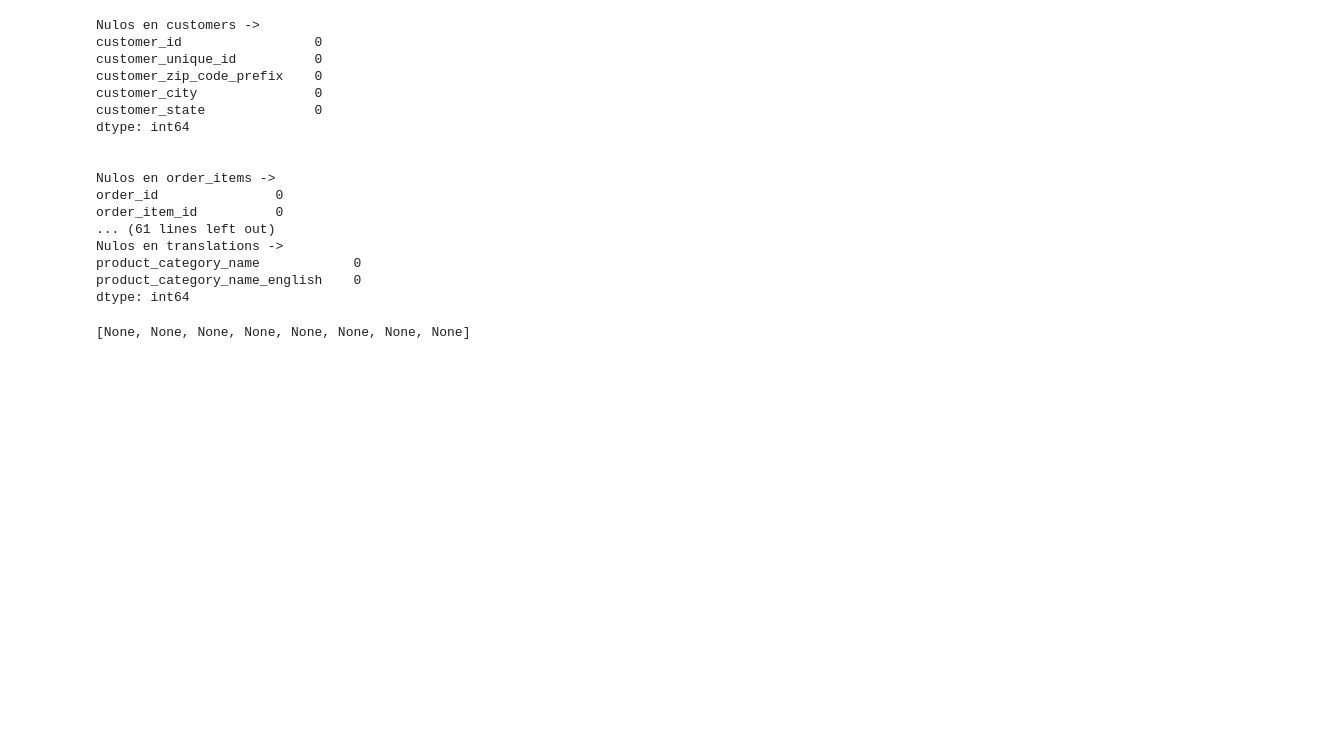
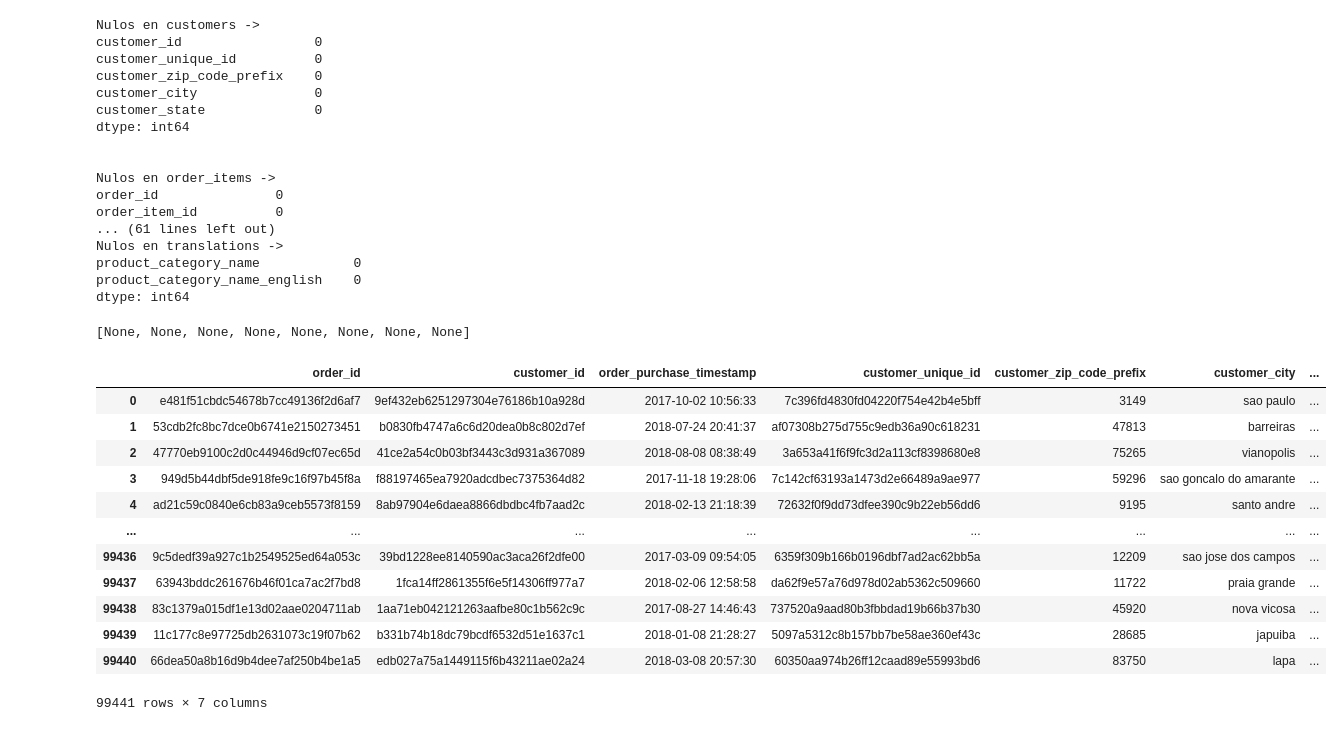
Before and after one commit to dllamas-stem/olist-interactive-dashboad, a Jupyter notebook: notebooks/clean-data-notebook.ipynb, the cells around one changed output. Cells and saved outputs as stored; diff of their text form; code cells hidden in the pictures; blank space fills up the shorter version.

```diff
--- a/notebooks/clean-data-notebook.ipynb
+++ b/notebooks/clean-data-notebook.ipynb
@@ -355,3 +355,29 @@ product_category_name            0
 product_category_name_english    0
 dtype: int64
 [None, None, None, None, None, None, None, None]
+# %%
+df_orders_by_customer = pd.merge(
+    left=df_orders[['order_id', 'customer_id', 'order_purchase_timestamp']].copy(),
+    right=df_customers,
+    left_on='customer_id',
+    right_on='customer_id',
+    how='left', # left porque nos interesan todos los pedidos
+    copy=True
+)
+
+df_orders_by_customer.name = 'orders_by_customer'
+df_orders_by_customer
+# %% [output]
+|  | order_id | customer_id | order_purchase_timestamp | customer_unique_id | customer_zip_code_prefix | customer_city | ... |
+| 0 | e481f51cbdc54678b7cc49136f2d6af7 | 9ef432eb6251297304e76186b10a928d | 2017-10-02 10:56:33 | 7c396fd4830fd04220f754e42b4e5bff | 3149 | sao paulo | ... |
+| 1 | 53cdb2fc8bc7dce0b6741e2150273451 | b0830fb4747a6c6d20dea0b8c802d7ef | 2018-07-24 20:41:37 | af07308b275d755c9edb36a90c618231 | 47813 | barreiras | ... |
+| 2 | 47770eb9100c2d0c44946d9cf07ec65d | 41ce2a54c0b03bf3443c3d931a367089 | 2018-08-08 08:38:49 | 3a653a41f6f9fc3d2a113cf8398680e8 | 75265 | vianopolis | ... |
+| 3 | 949d5b44dbf5de918fe9c16f97b45f8a | f88197465ea7920adcdbec7375364d82 | 2017-11-18 19:28:06 | 7c142cf63193a1473d2e66489a9ae977 | 59296 | sao goncalo do amarante | ... |
+| 4 | ad21c59c0840e6cb83a9ceb5573f8159 | 8ab97904e6daea8866dbdbc4fb7aad2c | 2018-02-13 21:18:39 | 72632f0f9dd73dfee390c9b22eb56dd6 | 9195 | santo andre | ... |
+| ... | ... | ... | ... | ... | ... | ... | ... |
+| 99436 | 9c5dedf39a927c1b2549525ed64a053c | 39bd1228ee8140590ac3aca26f2dfe00 | 2017-03-09 09:54:05 | 6359f309b166b0196dbf7ad2ac62bb5a | 12209 | sao jose dos campos | ... |
+| 99437 | 63943bddc261676b46f01ca7ac2f7bd8 | 1fca14ff2861355f6e5f14306ff977a7 | 2018-02-06 12:58:58 | da62f9e57a76d978d02ab5362c509660 | 11722 | praia grande | ... |
+| 99438 | 83c1379a015df1e13d02aae0204711ab | 1aa71eb042121263aafbe80c1b562c9c | 2017-08-27 14:46:43 | 737520a9aad80b3fbbdad19b66b37b30 | 45920 | nova vicosa | ... |
+| 99439 | 11c177c8e97725db2631073c19f07b62 | b331b74b18dc79bcdf6532d51e1637c1 | 2018-01-08 21:28:27 | 5097a5312c8b157bb7be58ae360ef43c | 28685 | japuiba | ... |
+| 99440 | 66dea50a8b16d9b4dee7af250b4be1a5 | edb027a75a1449115f6b43211ae02a24 | 2018-03-08 20:57:30 | 60350aa974b26ff12caad89e55993bd6 | 83750 | lapa | ... |
+99441 rows × 7 columns
```
Also changed, not shown: parts of 4 cells of this notebook, 5 other files.
